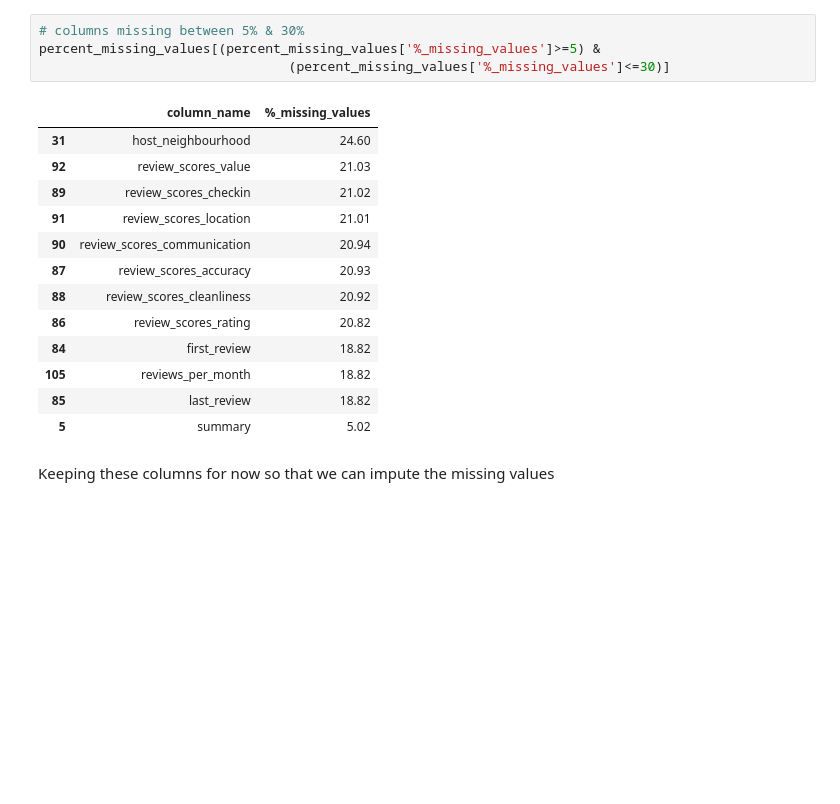
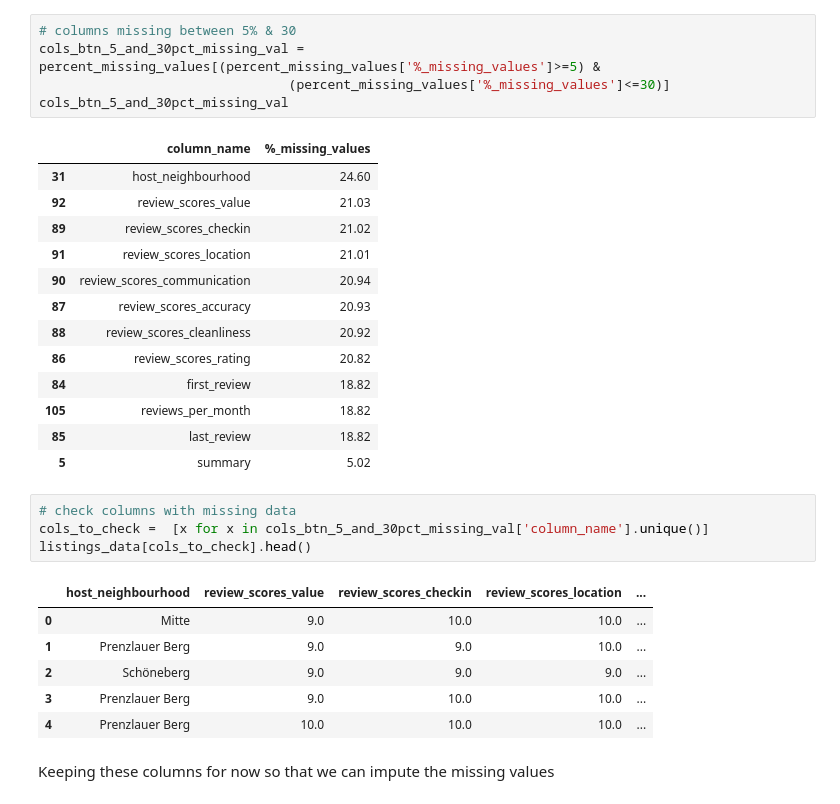
Before and after one commit to wkirui/Airbnb-Price-Prediction, a Jupyter notebook: Airbnb Data Data Processing.ipynb, the cells around one changed output. Saved outputs shown, nothing was run; the diff lists cells and outputs as text; blank space fills up the shorter version.

```diff
--- a/Airbnb Data Data Processing.ipynb
+++ b/Airbnb Data Data Processing.ipynb
@@ -268,9 +268,10 @@ reshaped_listings_data.shape
 # %% [output]
 (24813, 86)
 # %%
-# columns missing between 5% & 30%
-percent_missing_values[(percent_missing_values['%_missing_values']>=5) &
+# columns missing between 5% & 30
+cols_btn_5_and_30pct_missing_val = percent_missing_values[(percent_missing_values['%_missing_values']>=5) &
                                 (percent_missing_values['%_missing_values']<=30)]
+cols_btn_5_and_30pct_missing_val
 # %% [output]
 |  | column_name | %_missing_values |
 | 31 | host_neighbourhood | 24.60 |
@@ -285,6 +286,17 @@ percent_missing_values[(percent_missing_values['%_missing_values']>=5) &
 | 105 | reviews_per_month | 18.82 |
 | 85 | last_review | 18.82 |
 | 5 | summary | 5.02 |
+# %%
+# check columns with missing data
+cols_to_check =  [x for x in cols_btn_5_and_30pct_missing_val['column_name'].unique()]
+listings_data[cols_to_check].head()
+# %% [output]
+|  | host_neighbourhood | review_scores_value | review_scores_checkin | review_scores_location | ... |
+| 0 | Mitte | 9.0 | 10.0 | 10.0 | ... |
+| 1 | Prenzlauer Berg | 9.0 | 9.0 | 10.0 | ... |
+| 2 | Schöneberg | 9.0 | 9.0 | 9.0 | ... |
+| 3 | Prenzlauer Berg | 9.0 | 10.0 | 10.0 | ... |
+| 4 | Prenzlauer Berg | 10.0 | 10.0 | 10.0 | ... |
 # %% [markdown]
 Keeping these columns for now so that we can impute the missing values
 # %%
```
Also changed, not shown: parts of 10 cells of this notebook.
